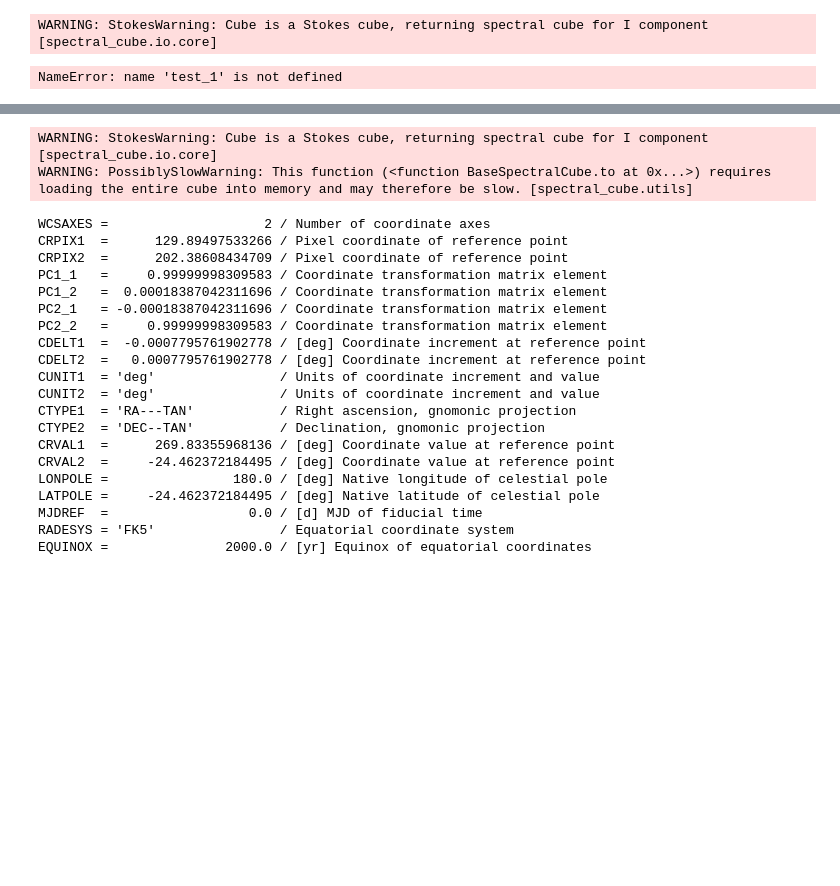
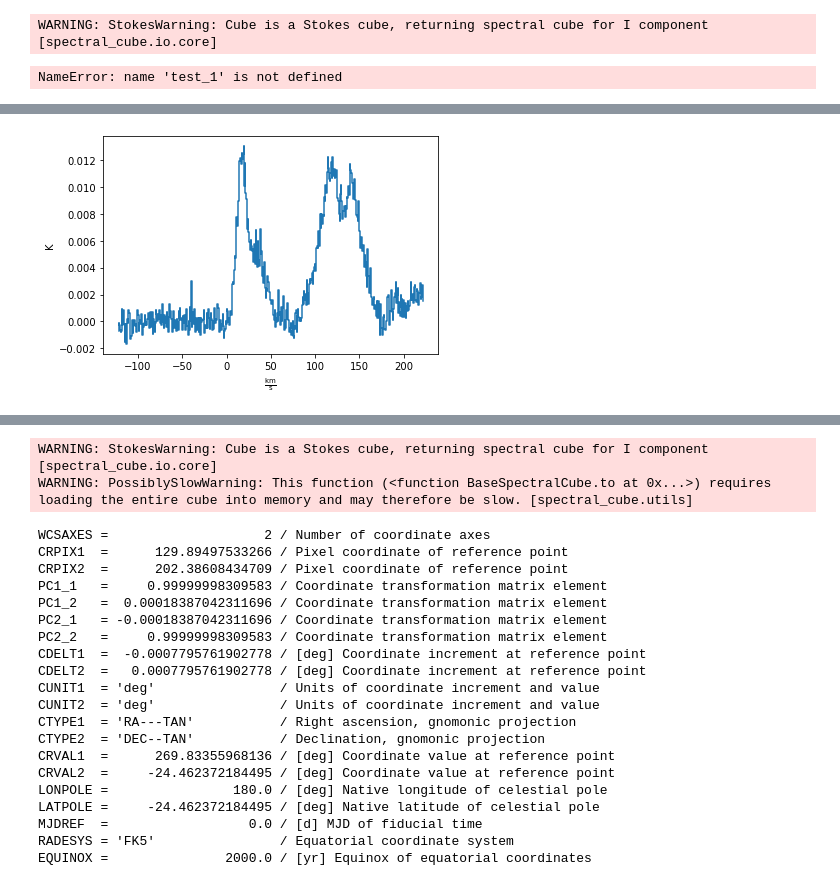
Before and after one commit to SpacialTree/clouds-g5-b1, a Jupyter notebook: Spectra.ipynb, the cells around one changed output, grey strips where cells are left out. Cells and saved outputs as stored; diff of their text form; code cells hidden in the pictures; blank space fills up the shorter version.

```diff
--- a/Spectra.ipynb
+++ b/Spectra.ipynb
@@ -45,3 +50,7 @@ cube25 = SpectralCube.read(a_fixednames[4]).with_spectral_unit(u.GHz, velocity_c
 cube27 = SpectralCube.read(a_fixednames[5]).with_spectral_unit(u.GHz, velocity_convention='radio')
 cube29 = SpectralCube.read(a_fixednames[6]).with_spectral_unit(u.GHz, velocity_convention='radio')
 cube31 = SpectralCube.read(a_fixednames[7]).with_spectral_unit(u.GHz, velocity_convention='radio')
+# %%
+cube27 = SpectralCube.read(a_fixednames[5]).with_spectral_unit(u.km / u.second, velocity_convention='radio')
+cube27[1:].mean(axis=(1,2)).quicklook()
+# %% [output]
@@ -47,0 +58 @@ cube31 = SpectralCube.read(a_fixednames[7]).with_spectral_unit(u.GHz, velocity_c
+[figure, added]
```
Also changed, not shown: parts of 4 cells of this notebook, 2 other files.
